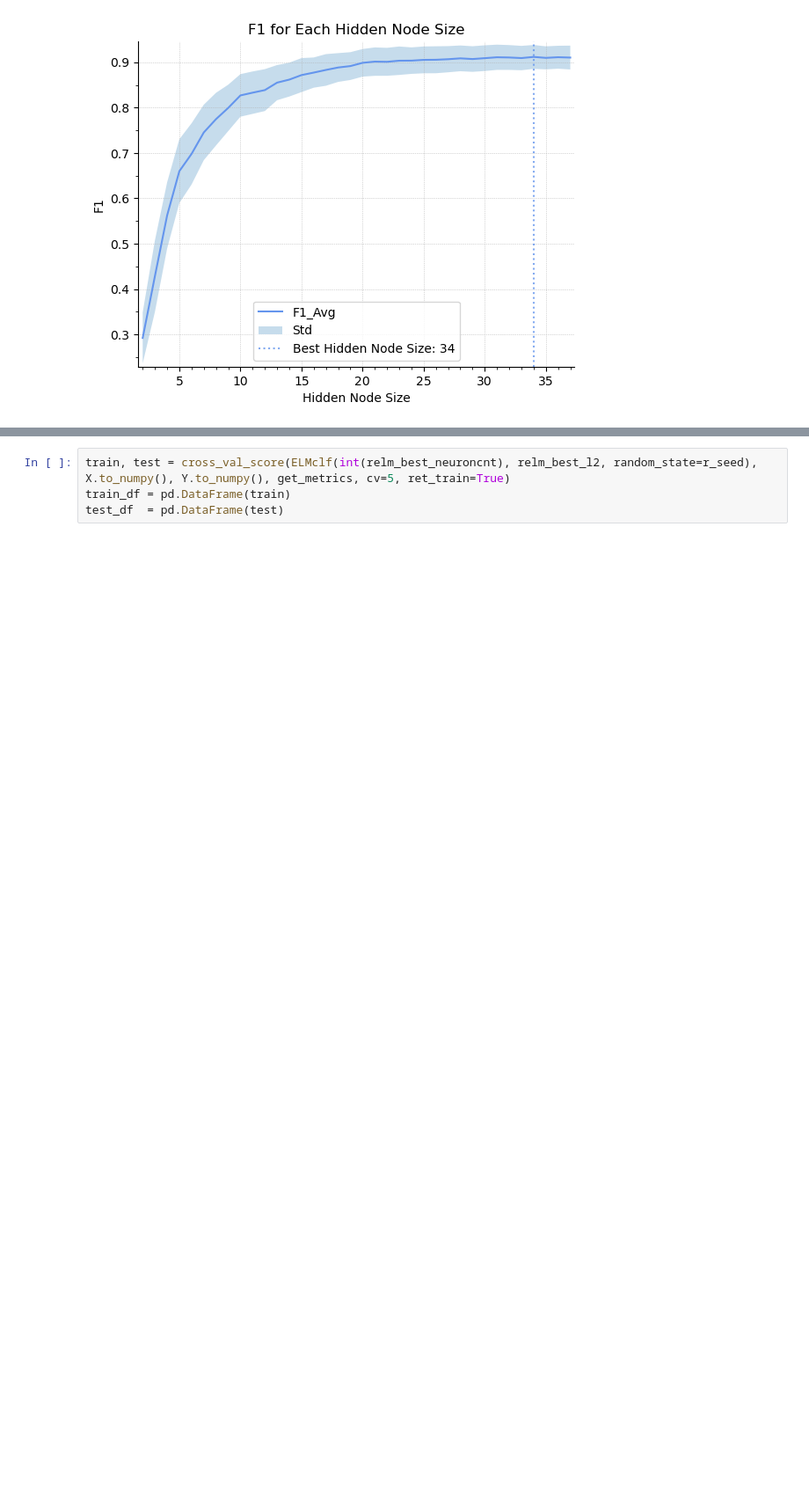
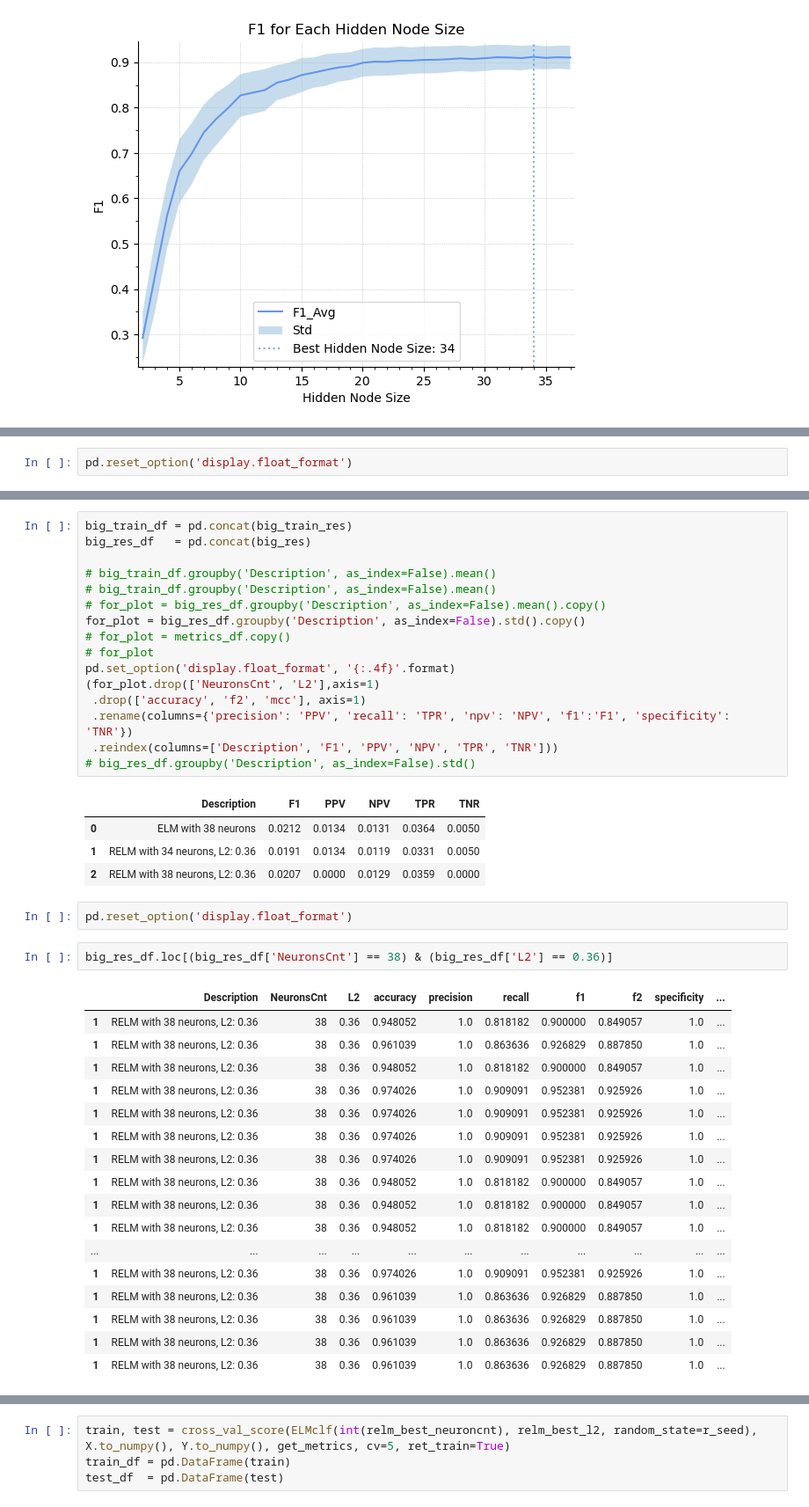
Before and after one commit to QY-Ver0/ELM-for-thyroid, a Jupyter notebook: ELM_main.ipynb, the cells around one changed output, grey strips where cells are left out. Shown at 88% size. Saved outputs shown, nothing was run; the diff lists cells and outputs as text; blank space fills up the shorter version.

```diff
--- a/ELM_main.ipynb
+++ b/ELM_main.ipynb
@@ -456,0 +462,2 @@ Results:
+# %%
+pd.reset_option('display.float_format')
@@ -456,0 +514,43 @@ Results:
+# %%
+big_train_df = pd.concat(big_train_res)
+big_res_df   = pd.concat(big_res)
+
+# big_train_df.groupby('Description', as_index=False).mean()
+# big_train_df.groupby('Description', as_index=False).mean()
+# for_plot = big_res_df.groupby('Description', as_index=False).mean().copy()
+for_plot = big_res_df.groupby('Description', as_index=False).std().copy()
+# for_plot = metrics_df.copy()
+# for_plot
+pd.set_option('display.float_format', '{:.4f}'.format)
+(for_plot.drop(['NeuronsCnt', 'L2'],axis=1)
+ .drop(['accuracy', 'f2', 'mcc'], axis=1)
+ .rename(columns={'precision': 'PPV', 'recall': 'TPR', 'npv': 'NPV', 'f1':'F1', 'specificity': 'TNR'})
+ .reindex(columns=['Description', 'F1', 'PPV', 'NPV', 'TPR', 'TNR']))
+# big_res_df.groupby('Description', as_index=False).std()
+# %% [output]
+|  | Description | F1 | PPV | NPV | TPR | TNR |
+| 0 | ELM with 38 neurons | 0.0212 | 0.0134 | 0.0131 | 0.0364 | 0.0050 |
+| 1 | RELM with 34 neurons, L2: 0.36 | 0.0191 | 0.0134 | 0.0119 | 0.0331 | 0.0050 |
+| 2 | RELM with 38 neurons, L2: 0.36 | 0.0207 | 0.0000 | 0.0129 | 0.0359 | 0.0000 |
+# %%
+pd.reset_option('display.float_format')
+# %%
+big_res_df.loc[(big_res_df['NeuronsCnt'] == 38) & (big_res_df['L2'] == 0.36)]
+# %% [output]
+|  | Description | NeuronsCnt | L2 | accuracy | precision | recall | f1 | f2 | specificity | ... |
+| 1 | RELM with 38 neurons, L2: 0.36 | 38 | 0.36 | 0.948052 | 1.0 | 0.818182 | 0.900000 | 0.849057 | 1.0 | ... |
+| 1 | RELM with 38 neurons, L2: 0.36 | 38 | 0.36 | 0.961039 | 1.0 | 0.863636 | 0.926829 | 0.887850 | 1.0 | ... |
+| 1 | RELM with 38 neurons, L2: 0.36 | 38 | 0.36 | 0.948052 | 1.0 | 0.818182 | 0.900000 | 0.849057 | 1.0 | ... |
+| 1 | RELM with 38 neurons, L2: 0.36 | 38 | 0.36 | 0.974026 | 1.0 | 0.909091 | 0.952381 | 0.925926 | 1.0 | ... |
+| 1 | RELM with 38 neurons, L2: 0.36 | 38 | 0.36 | 0.974026 | 1.0 | 0.909091 | 0.952381 | 0.925926 | 1.0 | ... |
+| 1 | RELM with 38 neurons, L2: 0.36 | 38 | 0.36 | 0.974026 | 1.0 | 0.909091 | 0.952381 | 0.925926 | 1.0 | ... |
+| 1 | RELM with 38 neurons, L2: 0.36 | 38 | 0.36 | 0.974026 | 1.0 | 0.909091 | 0.952381 | 0.925926 | 1.0 | ... |
+| 1 | RELM with 38 neurons, L2: 0.36 | 38 | 0.36 | 0.948052 | 1.0 | 0.818182 | 0.900000 | 0.849057 | 1.0 | ... |
+| 1 | RELM with 38 neurons, L2: 0.36 | 38 | 0.36 | 0.948052 | 1.0 | 0.818182 | 0.900000 | 0.849057 | 1.0 | ... |
+| 1 | RELM with 38 neurons, L2: 0.36 | 38 | 0.36 | 0.948052 | 1.0 | 0.818182 | 0.900000 | 0.849057 | 1.0 | ... |
+| ... | ... | ... | ... | ... | ... | ... | ... | ... | ... | ... |
+| 1 | RELM with 38 neurons, L2: 0.36 | 38 | 0.36 | 0.974026 | 1.0 | 0.909091 | 0.952381 | 0.925926 | 1.0 | ... |
+| 1 | RELM with 38 neurons, L2: 0.36 | 38 | 0.36 | 0.961039 | 1.0 | 0.863636 | 0.926829 | 0.887850 | 1.0 | ... |
+| 1 | RELM with 38 neurons, L2: 0.36 | 38 | 0.36 | 0.961039 | 1.0 | 0.863636 | 0.926829 | 0.887850 | 1.0 | ... |
+| 1 | RELM with 38 neurons, L2: 0.36 | 38 | 0.36 | 0.961039 | 1.0 | 0.863636 | 0.926829 | 0.887850 | 1.0 | ... |
+| 1 | RELM with 38 neurons, L2: 0.36 | 38 | 0.36 | 0.961039 | 1.0 | 0.863636 | 0.926829 | 0.887850 | 1.0 | ... |
```
Also changed, not shown: parts of 8 cells of this notebook, 3 other files.
